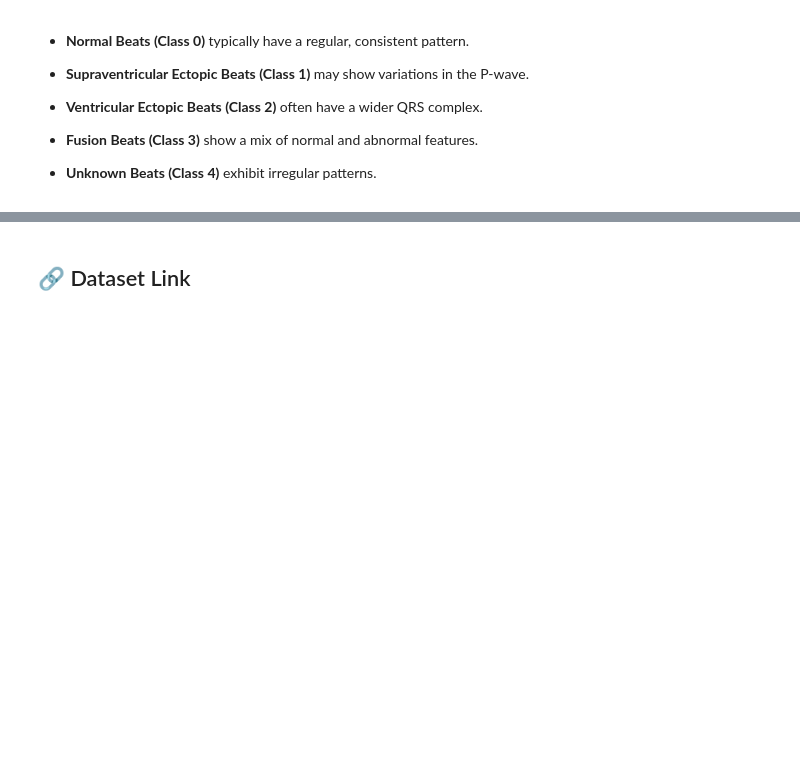
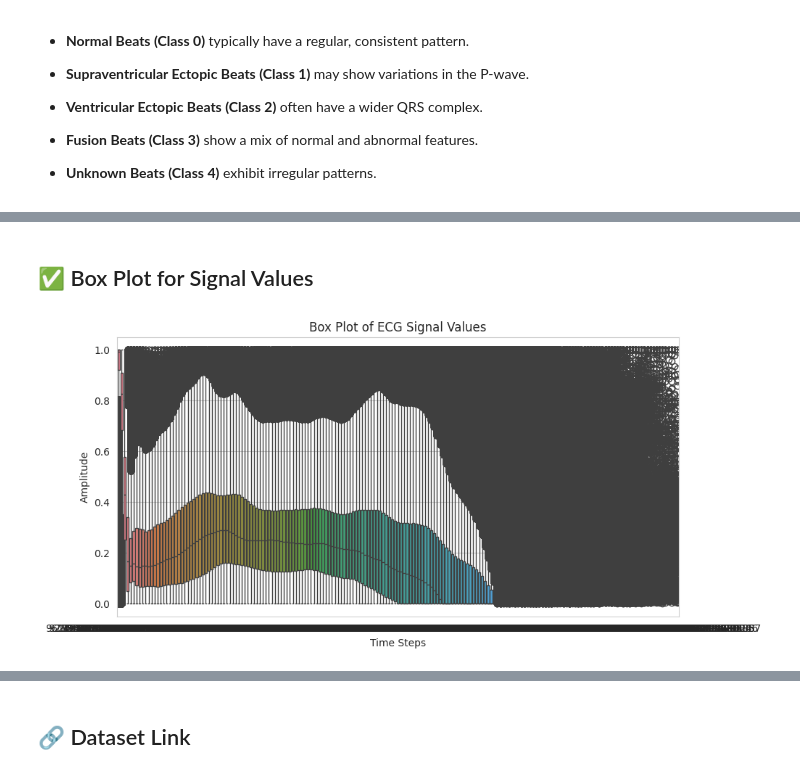
Before and after one commit to ancilcleetus/Time_Series_Project_01_ECG_Insight, a Jupyter notebook: notebooks/Kaggle_ECG_Heartbeat_Dataset_Exploration.ipynb, the cells around one changed output, grey strips where cells are left out. Saved outputs shown, nothing was run; the diff lists cells and outputs as text; code cells hidden in the pictures; blank space fills up the shorter version.

```diff
--- a/notebooks/Kaggle_ECG_Heartbeat_Dataset_Exploration.ipynb
+++ b/notebooks/Kaggle_ECG_Heartbeat_Dataset_Exploration.ipynb
@@ -236,0 +275,11 @@ plt.show()
+# %% [markdown]
+## ✅ Box Plot for Signal Values
+# %%
+plt.figure(figsize=(10, 5))
+sns.boxplot(data=train_df.iloc[:, :-1])
+plt.title("Box Plot of ECG Signal Values")
+plt.xlabel("Time Steps")
+plt.ylabel("Amplitude")
+plt.show()
+# %% [output]
+[figure, added]
```
Also changed, not shown: parts of 10 cells of this notebook.
